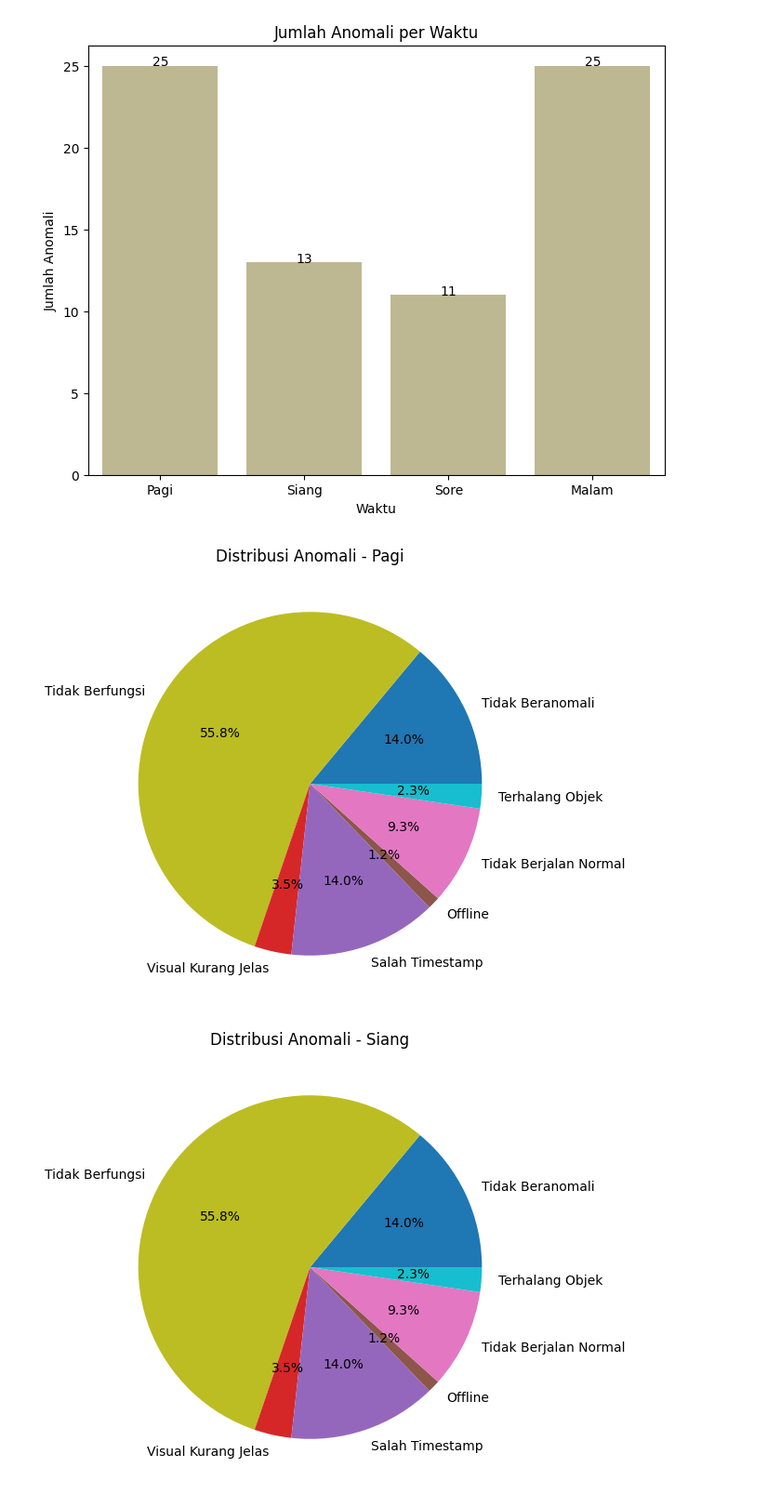
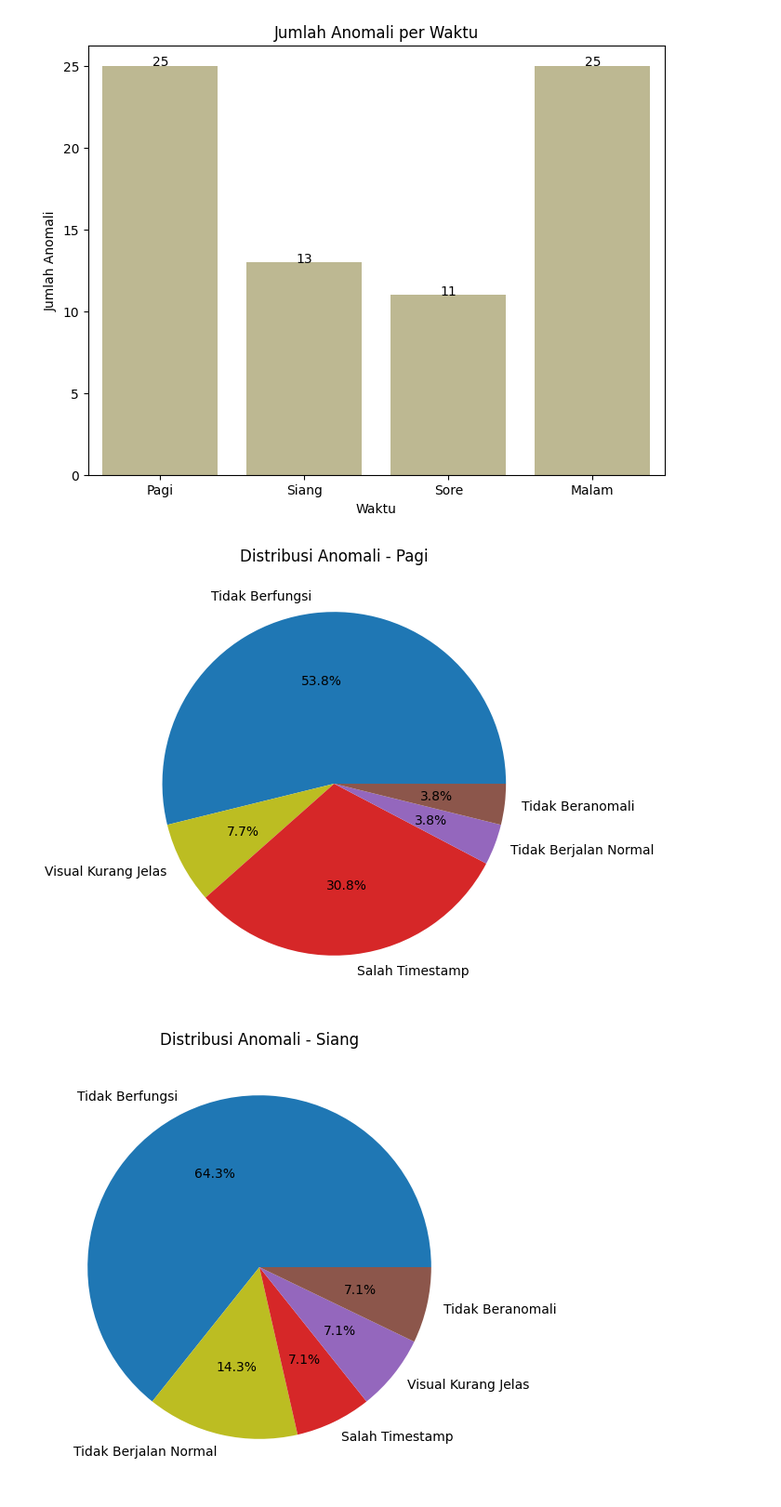
Before and after one commit to KaindraDjoemena/cctv-dv, a Jupyter notebook: data_visualization.ipynb, the cells around one changed output. Shown: that part at 93% size. Cells and saved outputs as stored; diff of their text form; code cells hidden in the pictures.

```diff
--- a/data_visualization.ipynb
+++ b/data_visualization.ipynb
@@ -283,17 +283,17 @@ plt.show()
 [figure]
 # %%
 def plot_pie_chart_per_waktu(waktu, data):
-    anomaly_counts = data['Anomali Status'].value_counts().reset_index()
-    anomaly_counts.columns = ['Anomali Status', 'Count']
-
+    labels = data['Anomali Kategori'].unique()
+    sizes = [data[data['Anomali Kategori'] == label].shape[0] for label in labels if data[data['Anomali Kategori'] == label].shape[0] > 0]
+    labels = [label for label in labels if data[data['Anomali Kategori'] == label].shape[0] > 0]
     plt.figure(figsize=(8, 6))
     plt.pie(sizes, labels=labels, colors=colors, autopct='%1.1f%%')
     plt.title(f'Distribusi Anomali - {waktu}')
     plt.show()
 
 for waktu in dpkp3_dataset['Waktu'].unique():
     data_per_waktu = dpkp3_dataset[dpkp3_dataset['Waktu'] == waktu]
     plot_pie_chart_per_waktu(waktu, data_per_waktu)
 # %% [output]
-[figure, old version]
+[figure, new version]
-[figure, old version]
+[figure, new version]
```
Also changed, not shown: parts of 1 cell of this notebook.
